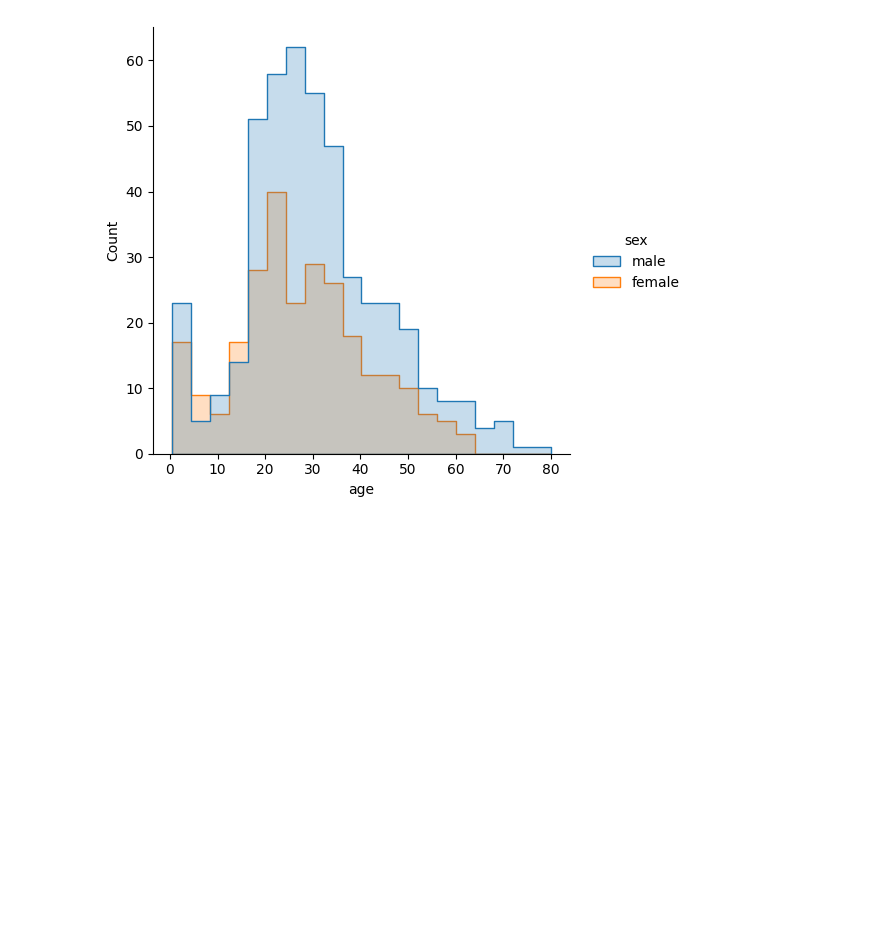
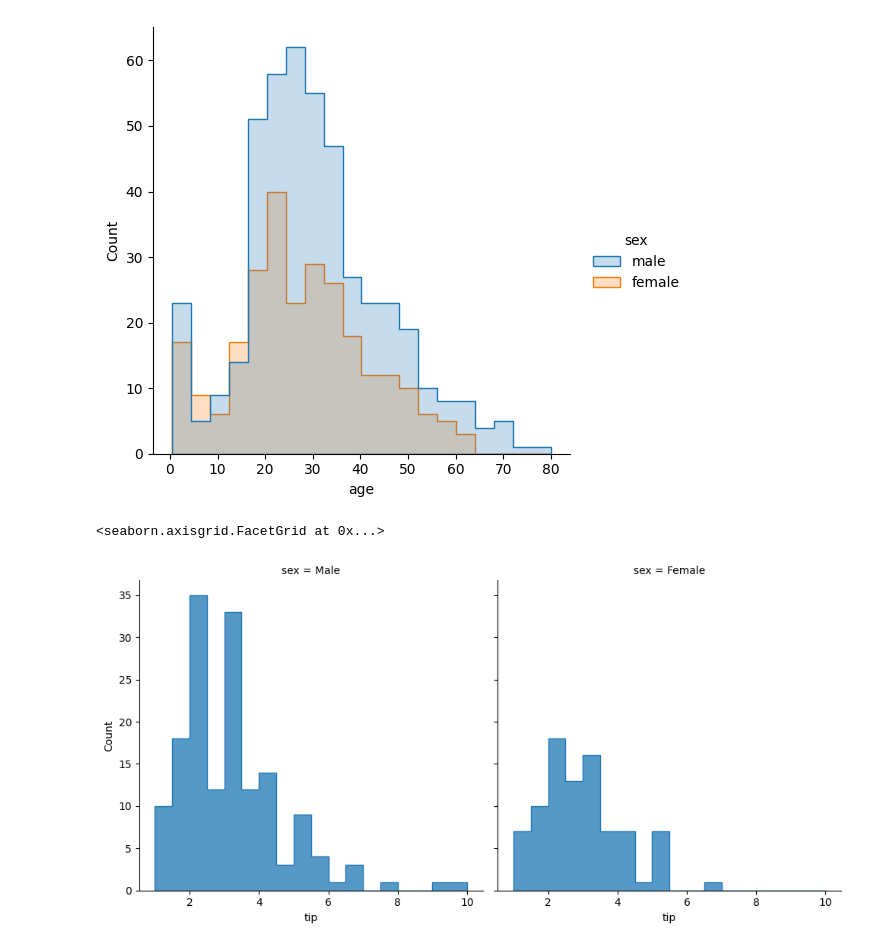
Before and after one commit to keshav2603/matplotlib-basic, a Jupyter notebook: second.ipynb, the cells around one changed output. Drawn from its saved outputs; the diff is of its cells as text; code cells hidden in the pictures; blank space fills up the shorter version.

Commit message:
matrix graph in seaborn

```diff
--- a/second.ipynb
+++ b/second.ipynb
@@ -177,3 +177,9 @@ sns.displot(kind="hist",data=data, x="age",hue="sex",element="step")
 # %% [output]
 <seaborn.axisgrid.FacetGrid at 0x...>
 [figure]
+# %%
+#faceting using col and rows
+sns.displot(kind="hist",data=tips, x="tip",col="sex",element="step")
+# %% [output]
+<seaborn.axisgrid.FacetGrid at 0x...>
+[figure, added]
```
Also changed, not shown: parts of 16 cells of this notebook.
